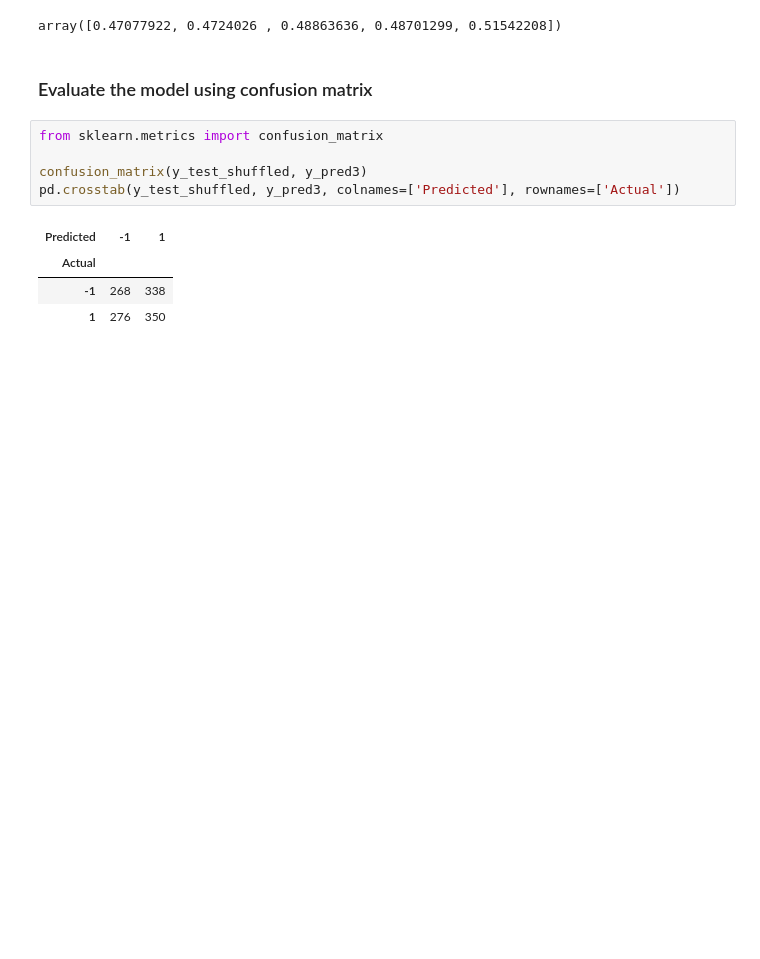
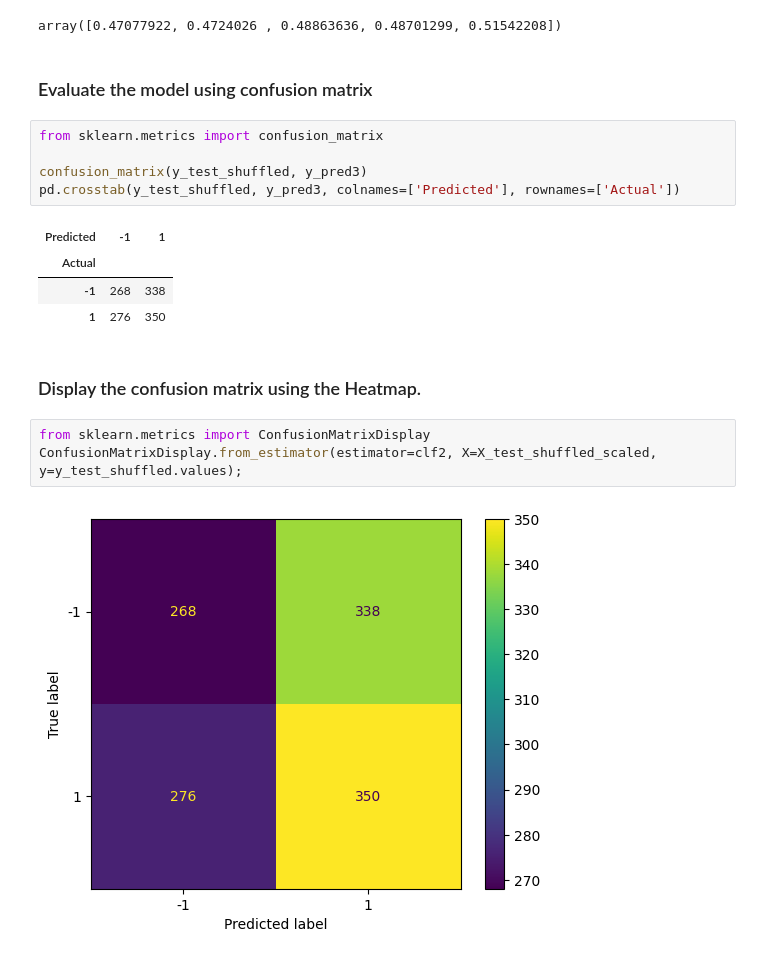
Before and after one commit to Ovaserashid/Stockmarketanalysis, a Jupyter notebook: Machine_Learning/classification_model.ipynb, the cells around one changed output. Cells and saved outputs as stored; diff of their text form; blank space fills up the shorter version.

Commit message:
Display confusion matrix as a heatmap
Used ConfusionMatrixDisplay to plot the confusion
matrix which displays the result in the form of a
heatmap.

```diff
--- a/Machine_Learning/classification_model.ipynb
+++ b/Machine_Learning/classification_model.ipynb
@@ -125,3 +125,10 @@ pd.crosstab(y_test_shuffled, y_pred3, colnames=['Predicted'], rownames=['Actual'
 | Actual |  |  |
 | -1 | 268 | 338 |
 | 1 | 276 | 350 |
+# %% [markdown]
+### Display the confusion matrix using the Heatmap.
+# %%
+from sklearn.metrics import ConfusionMatrixDisplay
+ConfusionMatrixDisplay.from_estimator(estimator=clf2, X=X_test_shuffled_scaled, y=y_test_shuffled.values);
+# %% [output]
+[figure, added]
```
